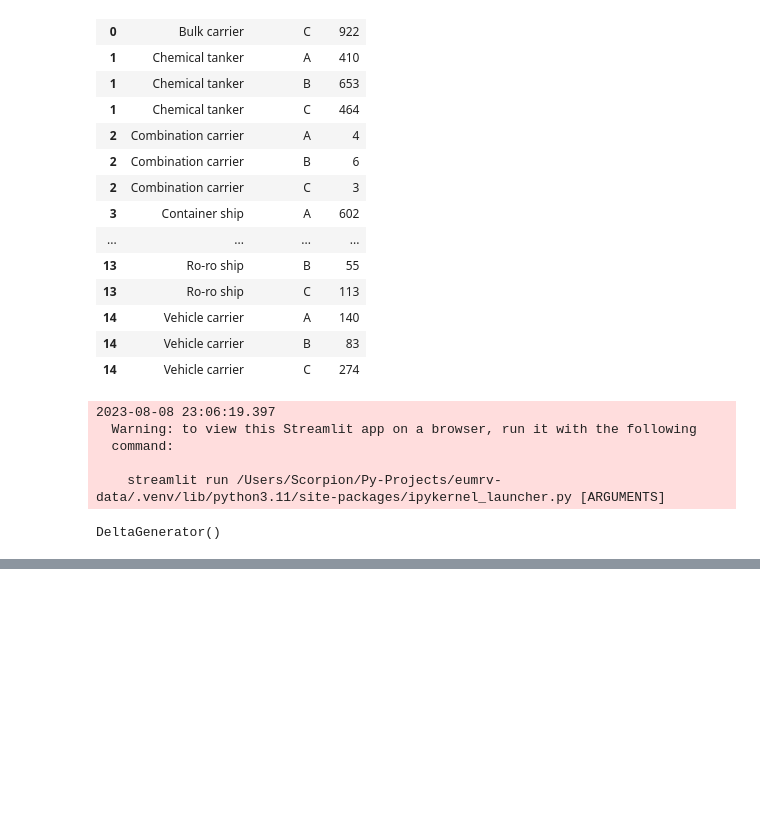
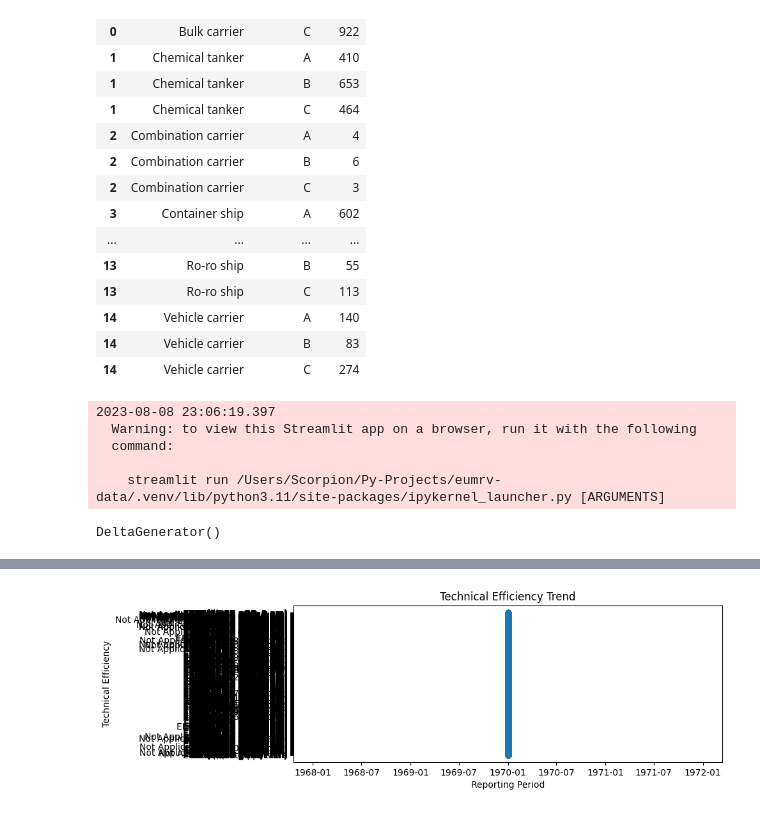
Before and after one commit to captv89/eumrv-data, a Jupyter notebook: learn.ipynb, the cells around one changed output, grey strips where cells are left out. Drawn from its saved outputs; the diff is of its cells as text; code cells hidden in the pictures; blank space fills up the shorter version.

```diff
--- a/learn.ipynb
+++ b/learn.ipynb
@@ -203,0 +262,32 @@ DeltaGenerator()
+# %%
+data = all_data.copy()
+
+# Convert 'Reporting Period' column to datetime
+data['Reporting Period'] = pd.to_datetime(data['Reporting Period'])
+
+# Convert 'Technical efficiency' column to string
+data['Technical efficiency'] = data['Technical efficiency'].astype(str)
+
+# Plotting trend analysis
+plt.figure(figsize=(10, 6))
+
+# Technical Efficiency trend
+plt.subplot(2, 1, 1)
+plt.plot(data['Reporting Period'], data['Technical efficiency'], marker='o')
+plt.title('Technical Efficiency Trend')
+plt.xlabel('Reporting Period')
+plt.ylabel('Technical Efficiency')
+
+# # Fuel Consumption per Distance trend
+# plt.subplot(2, 1, 2)
+# plt.plot(data['Reporting Period'], data['Annual average Fuel consumption per distance [kg / n mile]'], marker='o', color='r')
+# plt.plot(data['Reporting Period'], data['Annual average CO₂ emissions per distance [kg CO₂ / n mile]'], marker='o', color='g')
+# plt.legend(['Fuel Consumption', 'CO₂ Emissions'])
+# plt.title('Fuel Consumption and CO₂ Emissions per Distance Trend')
+# plt.xlabel('Reporting Period')
+# plt.ylabel('Value')
+
+plt.tight_layout()
+plt.show()
+# %% [output]
+[figure, added]
```
Also changed, not shown: parts of 4 cells of this notebook, 1 other file.
